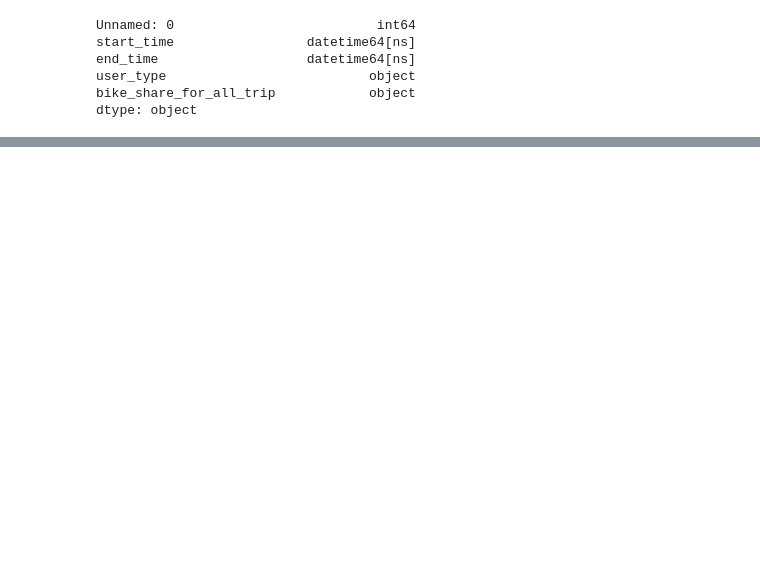
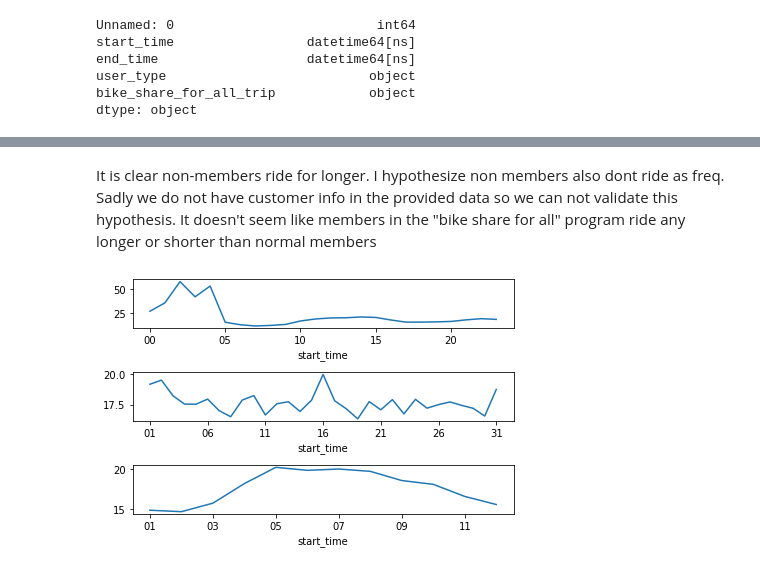
Before and after one commit to abhigadde/baywheels_analysis, a Jupyter notebook: baywheels_EDA.ipynb, the cells around one changed output, grey strips where cells are left out. Cells and saved outputs as stored; diff of their text form; code cells hidden in the pictures; blank space fills up the shorter version.

Commit message:
cleaned up outputs
There were some keyboard interrupts and poor looking graphs so i got rid of those

```diff
--- a/baywheels_EDA.ipynb
+++ b/baywheels_EDA.ipynb
@@ -80,5 +78,5 @@ user_type                          object
 bike_share_for_all_trip            object
 dtype: object
 # %%
-#calculation duration of ride time
-df['duration'] = (df['end_time'] - df['start_time']).dt.total_seconds()
+#calculation duration of ride time in minutes
+df['duration'] = (df['end_time'] - df['start_time']).dt.total_seconds()/60
@@ -143,0 +114,24 @@ plt.show()
+# %% [markdown]
+It is clear non-members ride for longer. I hypothesize non members also dont ride as freq. Sadly we do not have customer info in the provided data so we can not validate this hypothesis. It doesn't seem like members in the "bike share for all" program ride any longer or shorter than normal members
+# %%
+#Looking at average duration of ride
+
+df_ssn = df[['start_time','duration']]
+df_ssn = df_ssn['duration']
+
+#Group by hour
+plt.subplot(3, 1, 1)
+df_ssn.groupby(df['start_time'].dt.strftime('%H')).mean().plot()
+
+#Group by day
+plt.subplot(3, 1, 2)
+df_ssn.groupby(df['start_time'].dt.strftime('%d')).mean().plot()
+
+#Group by month
+plt.subplot(3, 1, 3)
+df_ssn.groupby(df['start_time'].dt.strftime('%m')).mean().plot()
+
+plt.tight_layout()
+plt.show()
+# %% [output]
+[figure, added]
```
Also changed, not shown: parts of 12 cells of this notebook.
